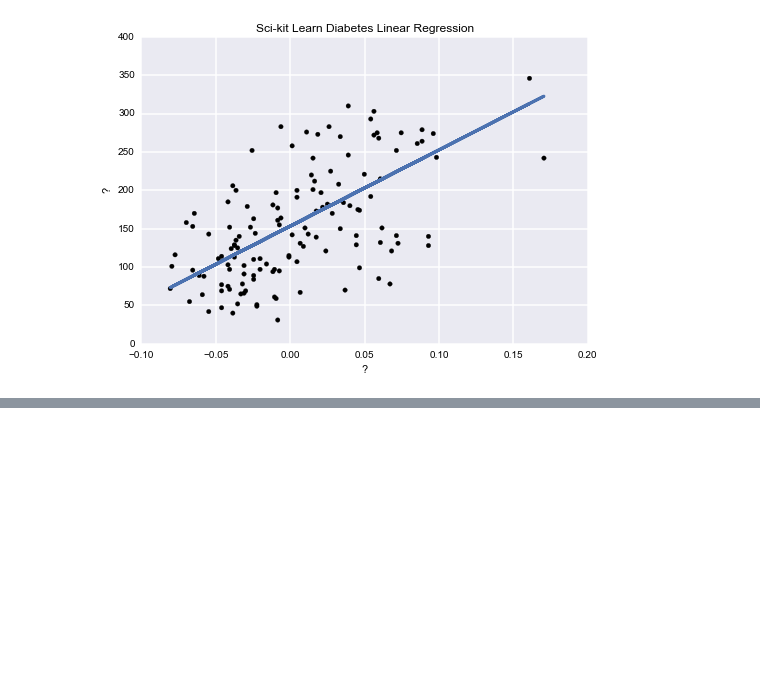
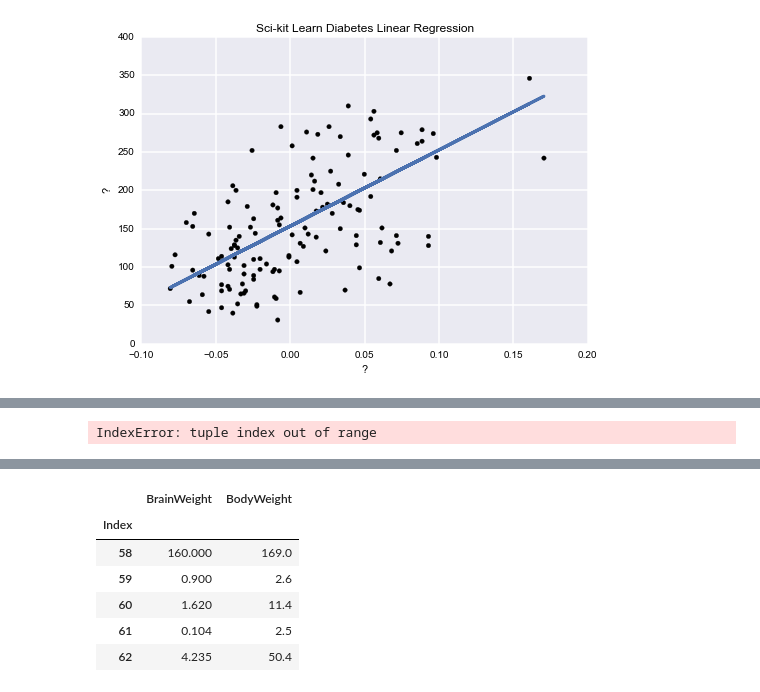
Before and after one commit to nyghtowl/PyCon_2014, a Jupyter notebook: Linear_Regression_WB.ipynb, the cells around one changed output, grey strips where cells are left out. Drawn from its saved outputs; the diff is of its cells as text; code cells hidden in the pictures; blank space fills up the shorter version.

```diff
--- a/Linear_Regression_WB.ipynb
+++ b/Linear_Regression_WB.ipynb
@@ -19,0 +70,9 @@ Variance score: 0.33
+# %%
+main()
+# %% [output]
+IndexError: tuple index out of range
+# %%
+body_data = pd.read_csv('./data/brain_body_weight.txt', sep=r"\s*", header=0, index_col=0)
+# %%
+body_data.tail()
+# %% [output]
@@ -19,0 +82,7 @@ Variance score: 0.33
+|  | BrainWeight | BodyWeight |
+| Index |  |  |
+| 58 | 160.000 | 169.0 |
+| 59 | 0.900 | 2.6 |
+| 60 | 1.620 | 11.4 |
+| 61 | 0.104 | 2.5 |
+| 62 | 4.235 | 50.4 |
```
Also changed, not shown: parts of 8 cells of this notebook, 5 other files.
